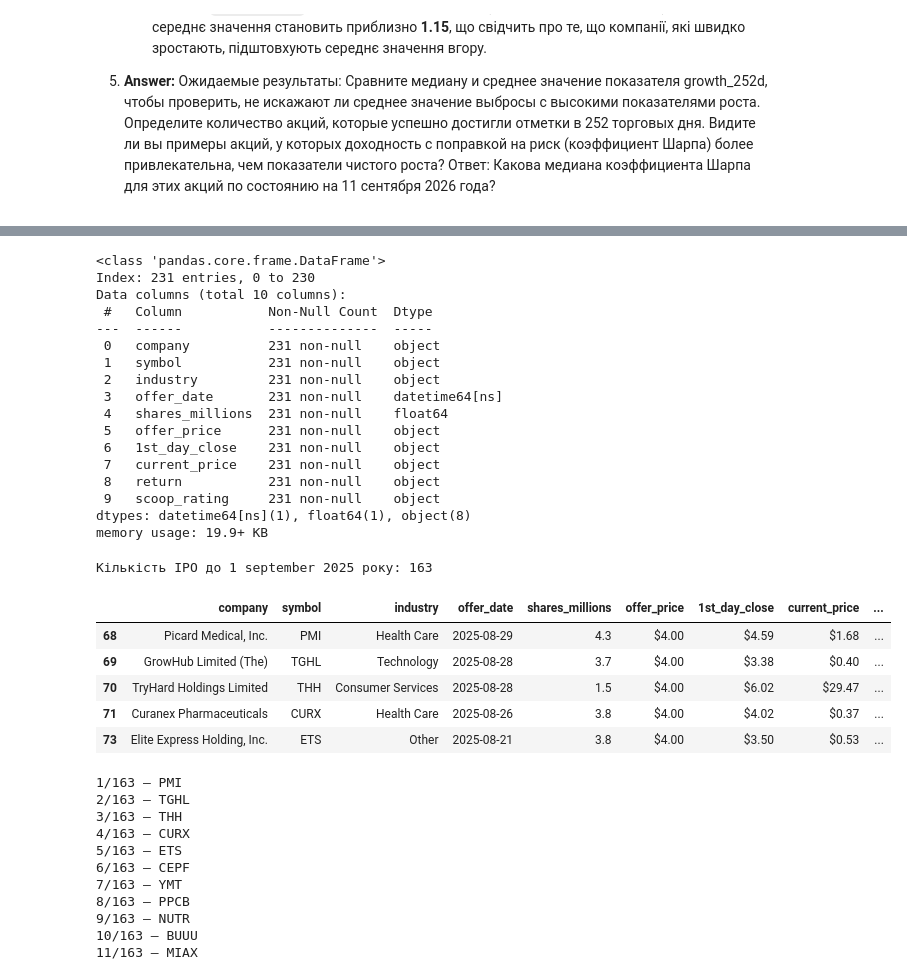
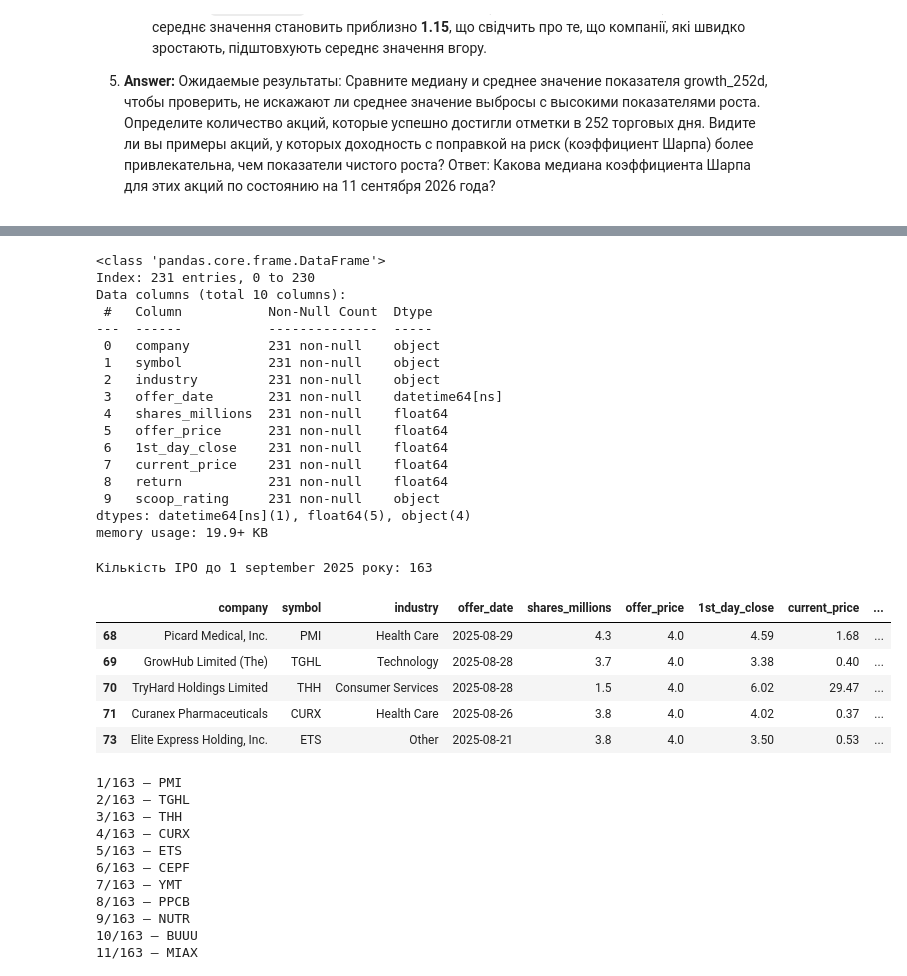
Before and after one commit to Jaguar838/stock-markets-analytics-zoomcamp, a Jupyter notebook: cohorts/2026/hw2.ipynb, the cells around one changed output, grey strips where cells are left out. Cells and saved outputs as stored; diff of their text form; code cells hidden in the pictures.

```diff
--- a/cohorts/2026/hw2.ipynb
+++ b/cohorts/2026/hw2.ipynb
@@ -102,7 +102,7 @@ def get_ipos(url: str) -> pd.DataFrame:
             df[col] = pd.to_datetime(df[col], errors='coerce')
 
     # Чистимо числові колонки, якщо вони є
-    numeric_cols = ['price_low', 'price_high', 'est_$_vol_millions']
+    numeric_cols = ['price_low', 'price_high', 'est_$_vol_millions',  'offer_price',	'1st_day_close', 'current_price',	'return']
     for col in numeric_cols:
         if col in df.columns:
             df[col] = clean_numeric_column(df[col])
@@ -453,37 +437,36 @@ Data columns (total 10 columns):
  2   industry         231 non-null    object
  3   offer_date       231 non-null    datetime64[ns]
  4   shares_millions  231 non-null    float64
- 5   offer_price      231 non-null    object
- 6   1st_day_close    231 non-null    object
- 7   current_price    231 non-null    object
- 8   return           231 non-null    object
+ 5   offer_price      231 non-null    float64
+ 6   1st_day_close    231 non-null    float64
+ 7   current_price    231 non-null    float64
+ 8   return           231 non-null    float64
  9   scoop_rating     231 non-null    object
-dtypes: datetime64[ns](1), float64(1), object(8)
+dtypes: datetime64[ns](1), float64(5), object(4)
 memory usage: 19.9+ KB
 # %%
 # Exclude entries with a 0% return to ensure active tickers are processed(148 stocks)
 # %%
 # Встановлюємо дату-фільтр
 cutoff_date = pd.Timestamp("2025-09-01")
 
 # Фільтруємо IPO до 1 september 2025 року
 filtered_df = df_2025_ipos[df_2025_ipos['offer_date'] < cutoff_date]
-filtered_df.loc[:, 'return'] = clean_numeric_column(filtered_df['return'])
 
 # Фільтруємо тільки ті рядки, де "return" не є NaN
 filtered_with_price = filtered_df[filtered_df['return'].notna()]
 
 # Отримуємо список тікерів
 tickers = filtered_with_price['symbol'].tolist()
 
 # Перевіримо кількість результатів і виведемо перші рядки
 print(f"Кількість IPO до 1 september 2025 року: {len(tickers)}")
 filtered_with_price.head()
 # %% [output]
 Кількість IPO до 1 september 2025 року: 163
 |  | company | symbol | industry | offer_date | shares_millions | offer_price | 1st_day_close | current_price | ... |
-| 68 | Picard Medical, Inc. | PMI | Health Care | 2025-08-29 | 4.3 | $4.00 | $4.59 | $1.68 | ... |
-| 69 | GrowHub Limited (The) | TGHL | Technology | 2025-08-28 | 3.7 | $4.00 | $3.38 | $0.40 | ... |
-| 70 | TryHard Holdings Limited | THH | Consumer Services | 2025-08-28 | 1.5 | $4.00 | $6.02 | $29.47 | ... |
-| 71 | Curanex Pharmaceuticals | CURX | Health Care | 2025-08-26 | 3.8 | $4.00 | $4.02 | $0.37 | ... |
-| 73 | Elite Express Holding, Inc. | ETS | Other | 2025-08-21 | 3.8 | $4.00 | $3.50 | $0.53 | ... |
+| 68 | Picard Medical, Inc. | PMI | Health Care | 2025-08-29 | 4.3 | 4.0 | 4.59 | 1.68 | ... |
+| 69 | GrowHub Limited (The) | TGHL | Technology | 2025-08-28 | 3.7 | 4.0 | 3.38 | 0.40 | ... |
+| 70 | TryHard Holdings Limited | THH | Consumer Services | 2025-08-28 | 1.5 | 4.0 | 6.02 | 29.47 | ... |
+| 71 | Curanex Pharmaceuticals | CURX | Health Care | 2025-08-26 | 3.8 | 4.0 | 4.02 | 0.37 | ... |
+| 73 | Elite Express Holding, Inc. | ETS | Other | 2025-08-21 | 3.8 | 4.0 | 3.50 | 0.53 | ... |
```
Also changed, not shown: parts of 11 cells of this notebook.
